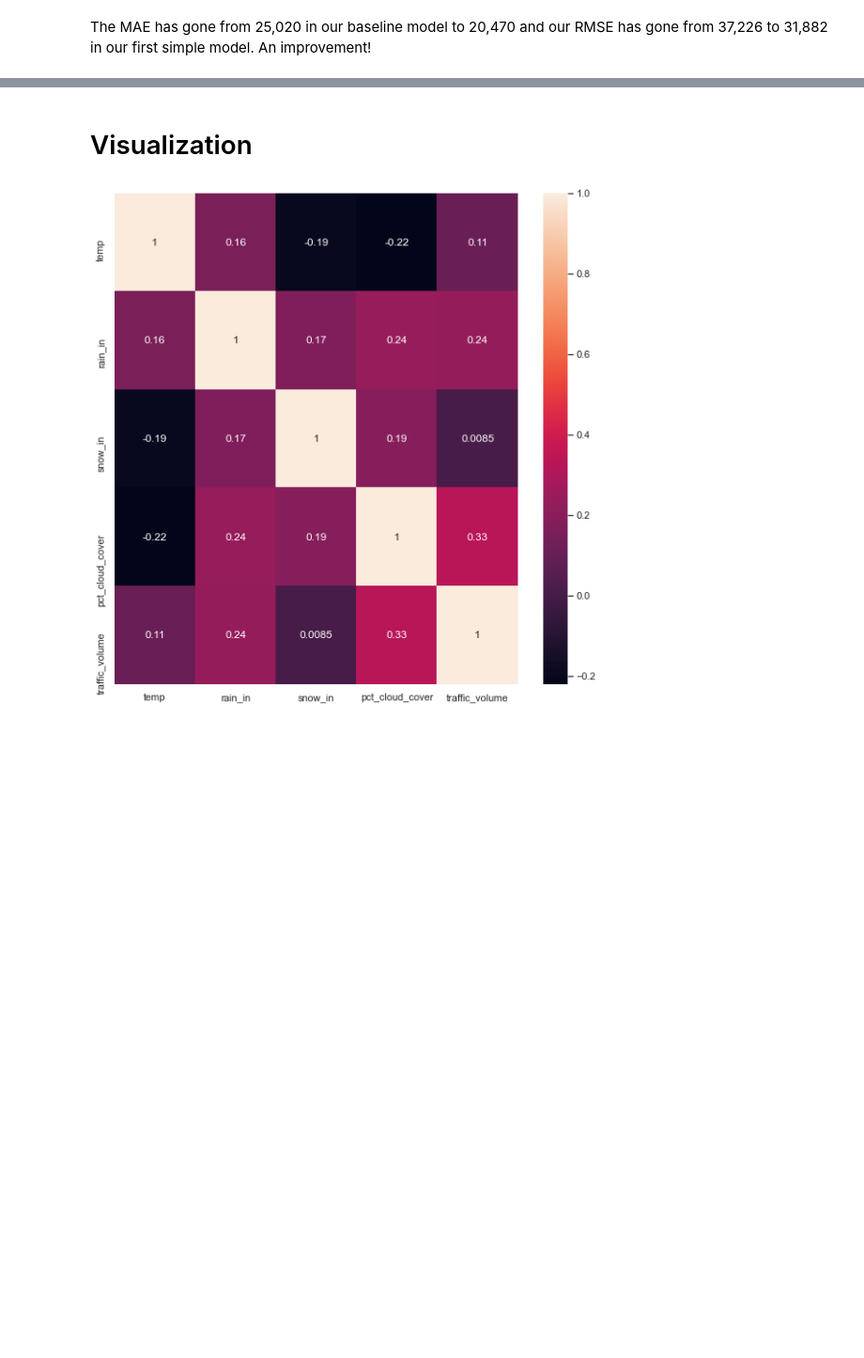
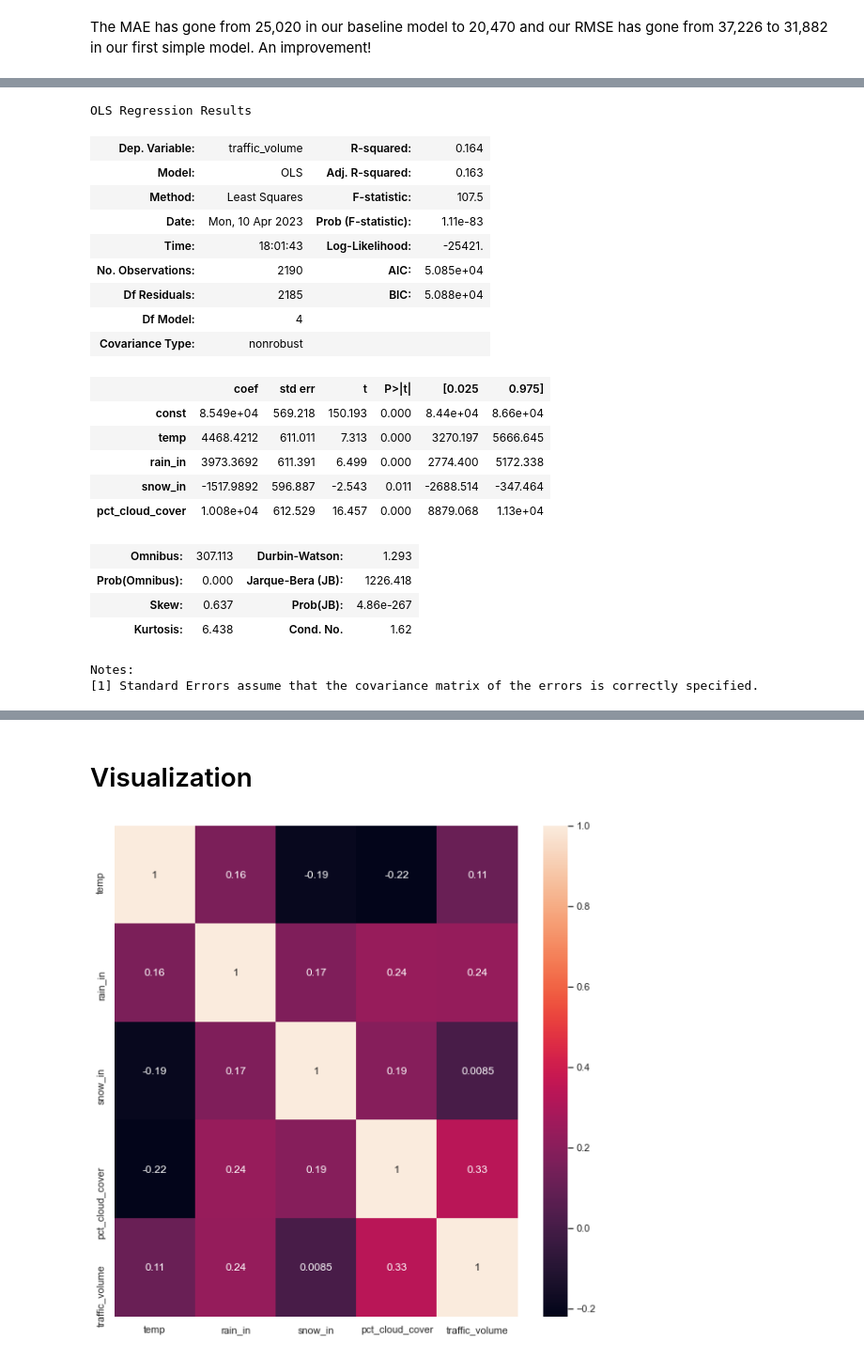
Before and after one commit to pschulk/I-94-Traffic-Volume-Predictions, a Jupyter notebook: EDA_Notebook.ipynb, the cells around one changed output, grey strips where cells are left out. Shown at 94% size. Drawn from its saved outputs; the diff is of its cells as text; code cells hidden in the pictures; blank space fills up the shorter version.

```diff
--- a/EDA_Notebook.ipynb
+++ b/EDA_Notebook.ipynb
@@ -1023,0 +1132,34 @@ The MAE has gone from 25,020 in our baseline model to 20,470 and our RMSE has go
+# %%
+import statsmodels.api as sm
+from statsmodels.formula.api import ols
+
+# Create standardized model
+X = X_standardized
+y = df_daily['traffic_volume']
+
+ols_model_std = sm.OLS(endog=y, exog=sm.add_constant(X)).fit()
+
+ols_model_std.summary()
+# %% [output]
+OLS Regression Results
+| Dep. Variable: | traffic_volume | R-squared: | 0.164 |
+| Model: | OLS | Adj. R-squared: | 0.163 |
+| Method: | Least Squares | F-statistic: | 107.5 |
+| Date: | Mon, 10 Apr 2023 | Prob (F-statistic): | 1.11e-83 |
+| Time: | 18:01:43 | Log-Likelihood: | -25421. |
+| No. Observations: | 2190 | AIC: | 5.085e+04 |
+| Df Residuals: | 2185 | BIC: | 5.088e+04 |
+| Df Model: | 4 |  |  |
+| Covariance Type: | nonrobust |  |  |
+|  | coef | std err | t | P>|t| | [0.025 | 0.975] |
+| const | 8.549e+04 | 569.218 | 150.193 | 0.000 | 8.44e+04 | 8.66e+04 |
+| temp | 4468.4212 | 611.011 | 7.313 | 0.000 | 3270.197 | 5666.645 |
+| rain_in | 3973.3692 | 611.391 | 6.499 | 0.000 | 2774.400 | 5172.338 |
+| snow_in | -1517.9892 | 596.887 | -2.543 | 0.011 | -2688.514 | -347.464 |
+| pct_cloud_cover | 1.008e+04 | 612.529 | 16.457 | 0.000 | 8879.068 | 1.13e+04 |
+| Omnibus: | 307.113 | Durbin-Watson: | 1.293 |
+| Prob(Omnibus): | 0.000 | Jarque-Bera (JB): | 1226.418 |
+| Skew: | 0.637 | Prob(JB): | 4.86e-267 |
+| Kurtosis: | 6.438 | Cond. No. | 1.62 |
+Notes:
+[1] Standard Errors assume that the covariance matrix of the errors is correctly specified.
```
Also changed, not shown: parts of 80 cells of this notebook.
